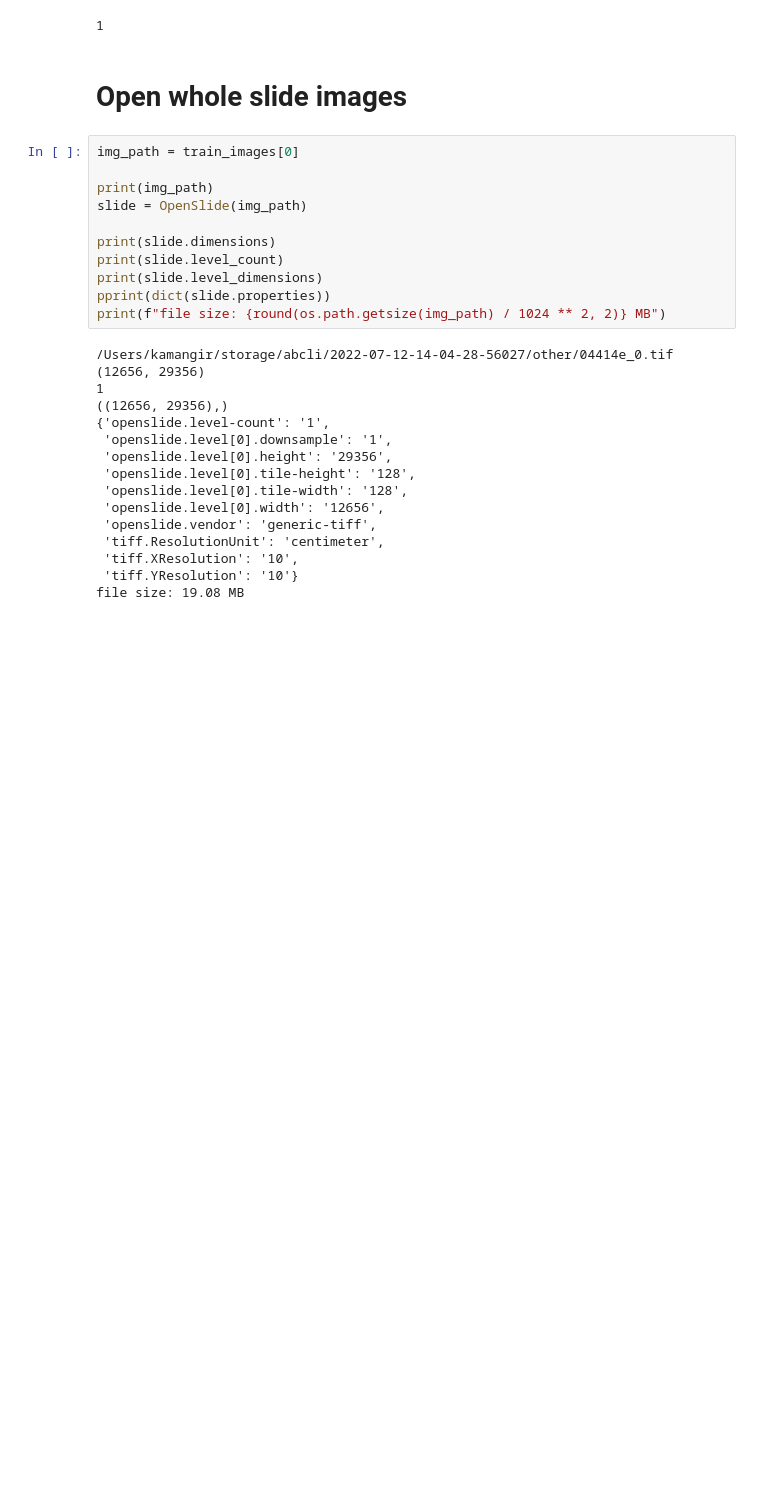
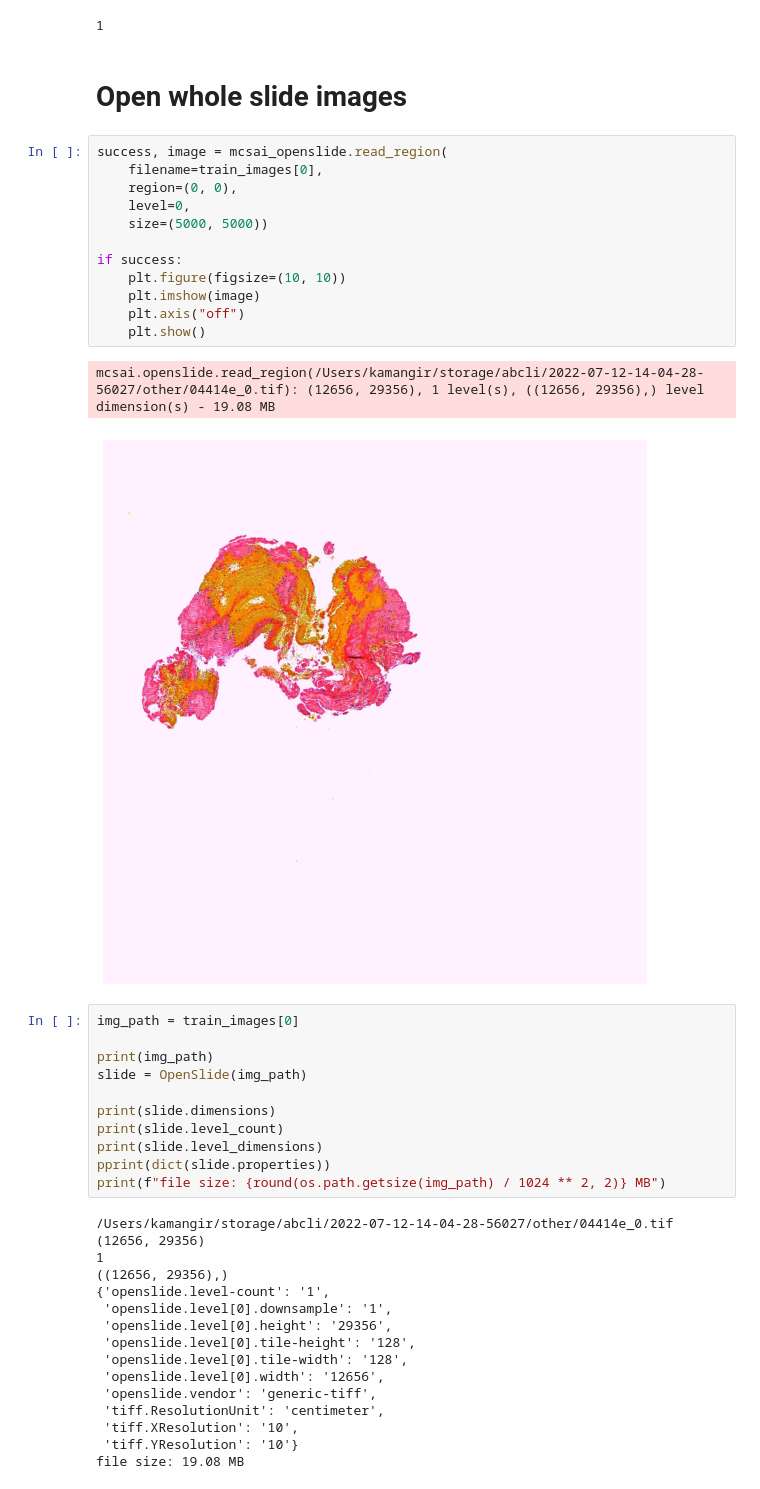
Before and after one commit to kamangir/mayo-clinic-strip-ai, a Jupyter notebook: openslide.ipynb, the cells around one changed output. Cells and saved outputs as stored; diff of their text form; blank space fills up the shorter version.

Commit message:
openslide.read_region validated - kamangir/bolt#689

```diff
--- a/openslide.ipynb
+++ b/openslide.ipynb
@@ -31,6 +32,21 @@ len(train_images)
 1
 # %% [markdown]
 # Open whole slide images
+# %%
+success, image = mcsai_openslide.read_region(
+    filename=train_images[0],
+    region=(0, 0),
+    level=0,
+    size=(5000, 5000))
+
+if success:
+    plt.figure(figsize=(10, 10))
+    plt.imshow(image)
+    plt.axis("off")
+    plt.show()
+# %% [output]
+mcsai.openslide.read_region(/Users/kamangir/storage/abcli/2022-07-12-14-04-28-56027/other/04414e_0.tif): (12656, 29356), 1 level(s), ((12656, 29356),) level dimension(s) - 19.08 MB
+[figure, added]
 # %%
 img_path = train_images[0]
 
```
Also changed, not shown: parts of 1 cell of this notebook, 2 other files.
